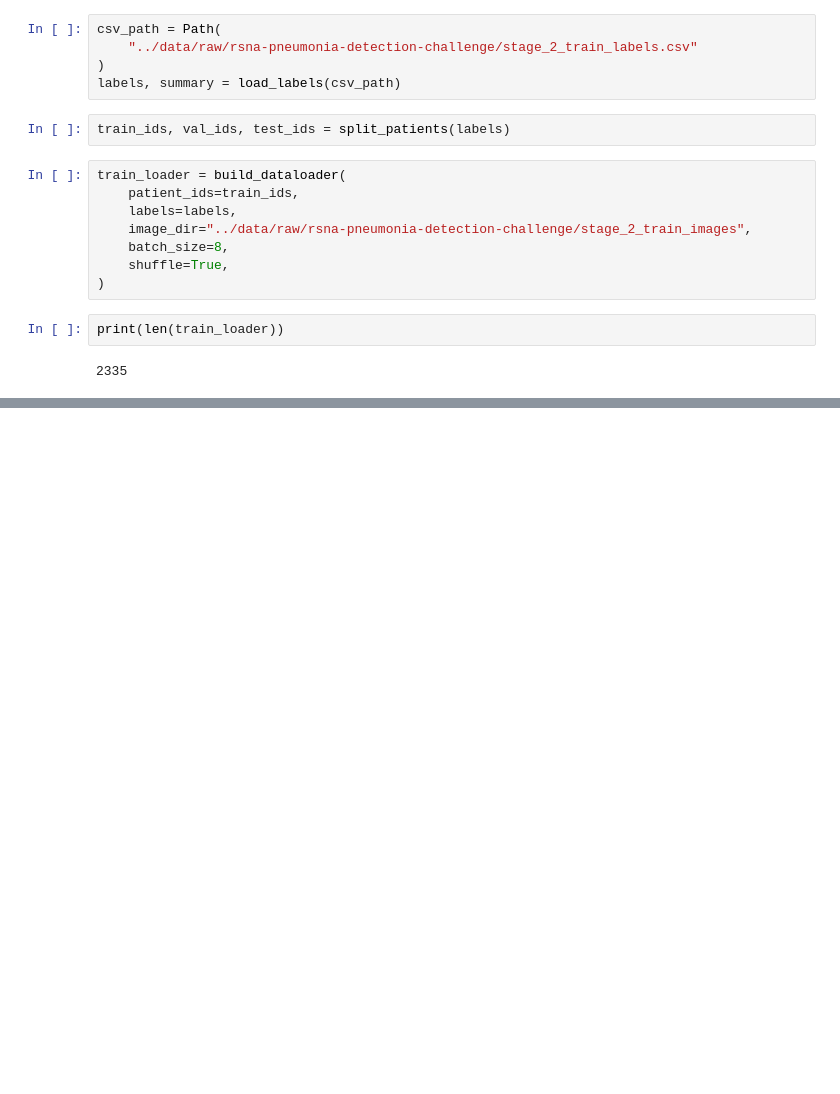
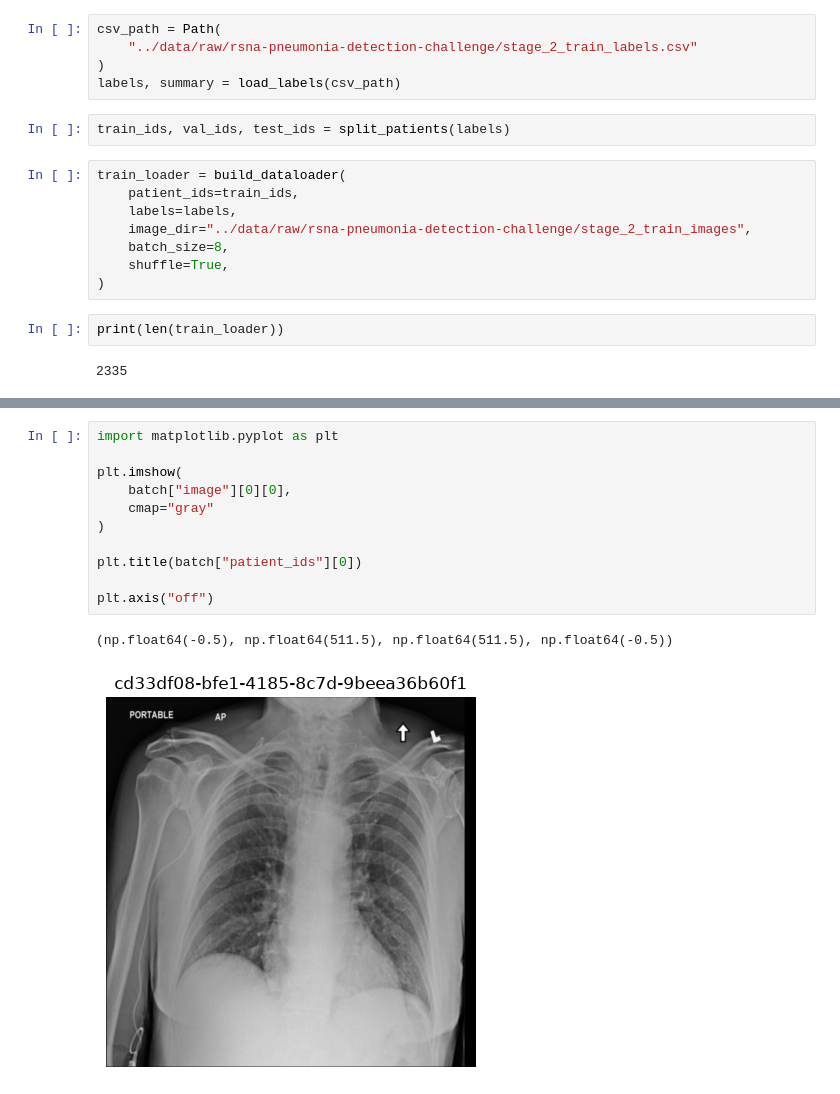
Before and after one commit to Ananth-Narayan-LS/AstraMed_v1.0, a Jupyter notebook: notebooks/08_complete_pipeline.ipynb, the cells around one changed output, grey strips where cells are left out. Saved outputs shown, nothing was run; the diff lists cells and outputs as text; blank space fills up the shorter version.

```diff
--- a/notebooks/08_complete_pipeline.ipynb
+++ b/notebooks/08_complete_pipeline.ipynb
@@ -35,0 +56,14 @@ NameError: name 'train_dataset' is not defined
+# %%
+import matplotlib.pyplot as plt
+
+plt.imshow(
+    batch["image"][0][0],
+    cmap="gray"
+)
+
+plt.title(batch["patient_ids"][0])
+
+plt.axis("off")
+# %% [output]
+(np.float64(-0.5), np.float64(511.5), np.float64(511.5), np.float64(-0.5))
+[figure, added]
```
Also changed, not shown: parts of 6 cells of this notebook, 5 other files.
